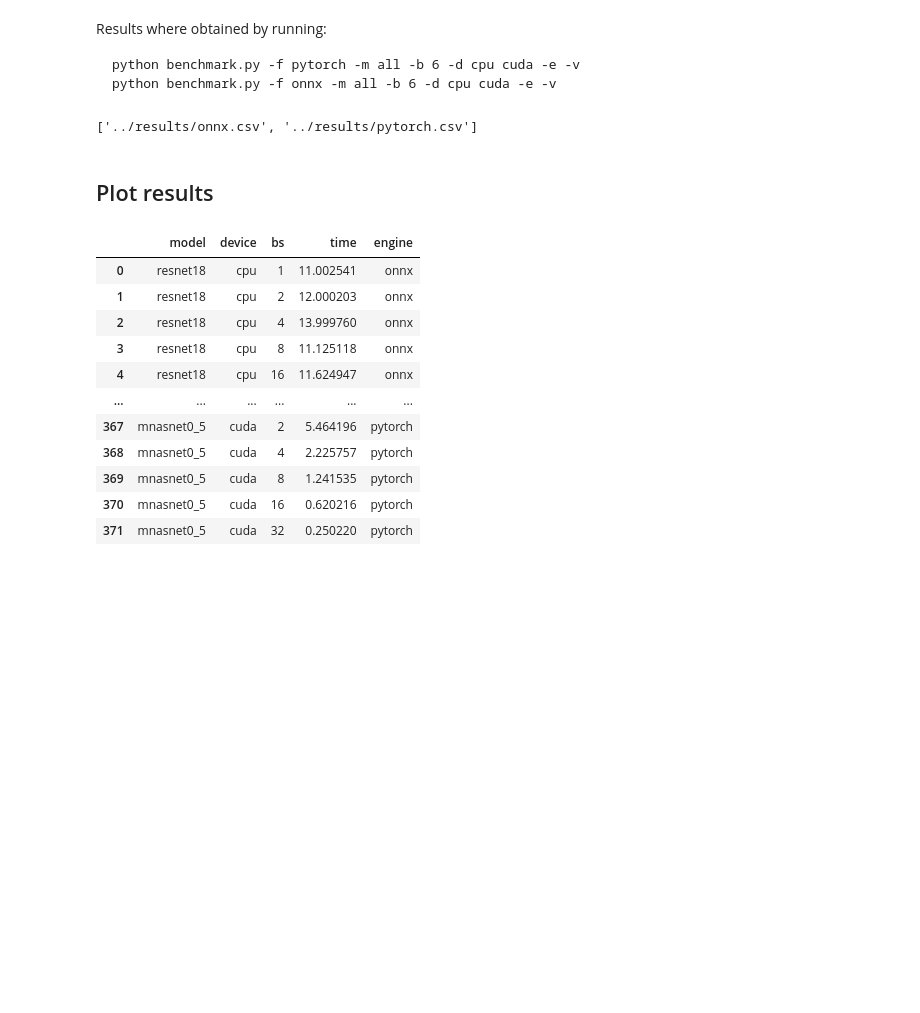
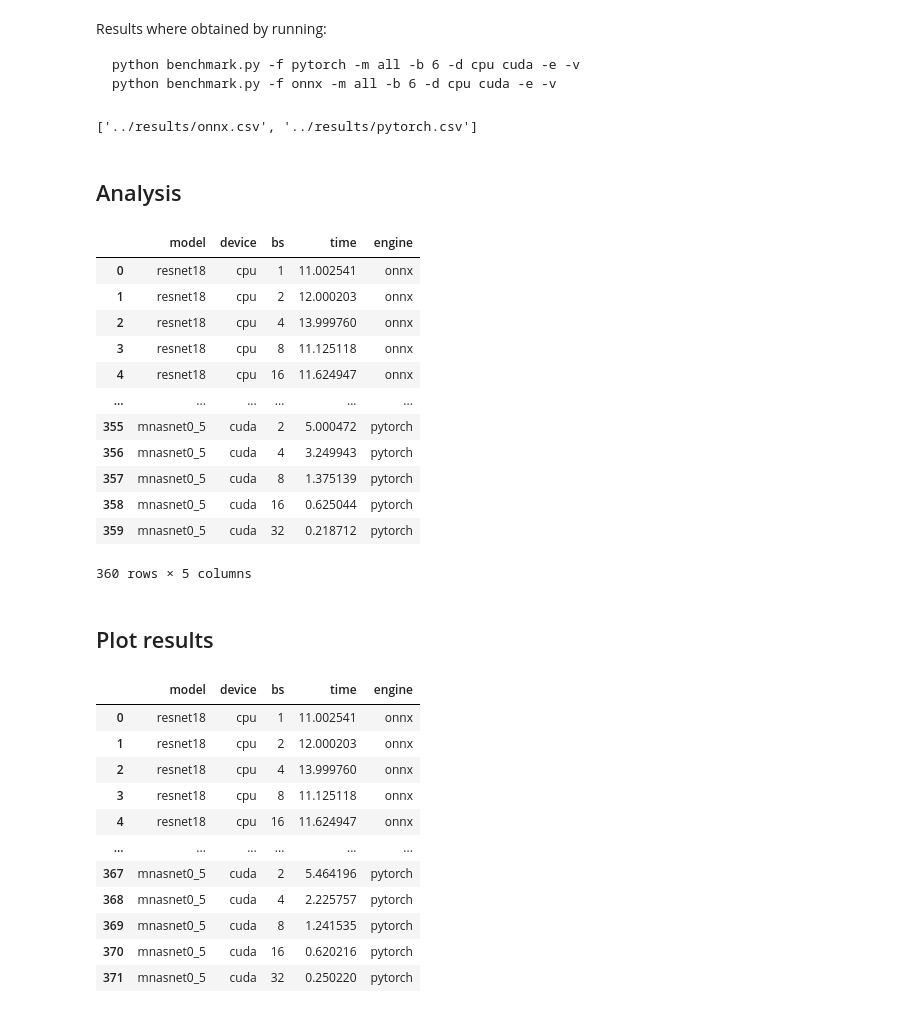
Before and after one commit to rosulucian/inference-benchmarks, a Jupyter notebook: notebooks/benchmark.ipynb, the cells around one changed output. Cells and saved outputs as stored; diff of their text form; code cells hidden in the pictures; blank space fills up the shorter version.

```diff
--- a/notebooks/benchmark.ipynb
+++ b/notebooks/benchmark.ipynb
@@ -30,6 +30,24 @@ results
 dfs = [pd.read_csv(f) for f in results]
 
 df = pd.concat(dfs, ignore_index=True)
+# %% [markdown]
+## Analysis
+# %%
+df
+# %% [output]
+|  | model | device | bs | time | engine |
+| 0 | resnet18 | cpu | 1 | 11.002541 | onnx |
+| 1 | resnet18 | cpu | 2 | 12.000203 | onnx |
+| 2 | resnet18 | cpu | 4 | 13.999760 | onnx |
+| 3 | resnet18 | cpu | 8 | 11.125118 | onnx |
+| 4 | resnet18 | cpu | 16 | 11.624947 | onnx |
+| ... | ... | ... | ... | ... | ... |
+| 355 | mnasnet0_5 | cuda | 2 | 5.000472 | pytorch |
+| 356 | mnasnet0_5 | cuda | 4 | 3.249943 | pytorch |
+| 357 | mnasnet0_5 | cuda | 8 | 1.375139 | pytorch |
+| 358 | mnasnet0_5 | cuda | 16 | 0.625044 | pytorch |
+| 359 | mnasnet0_5 | cuda | 32 | 0.218712 | pytorch |
+360 rows × 5 columns
 # %% [markdown]
 ## Plot results
 # %%
```
Also changed, not shown: parts of 3 cells of this notebook, 1 other file.
